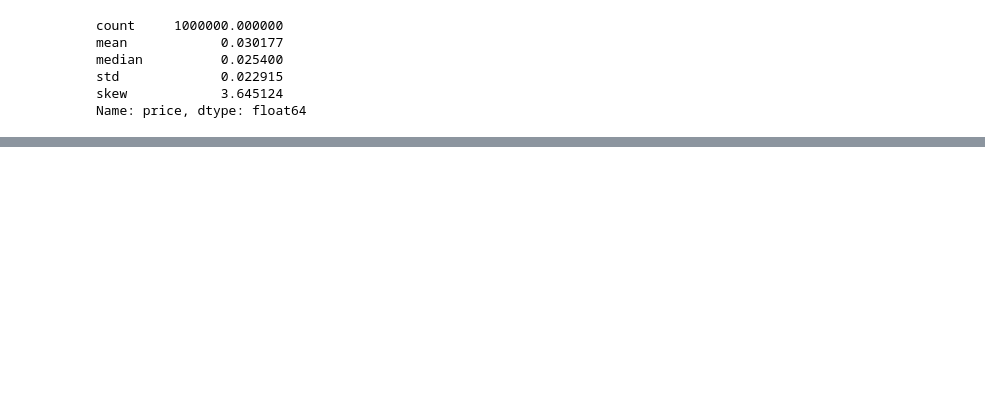
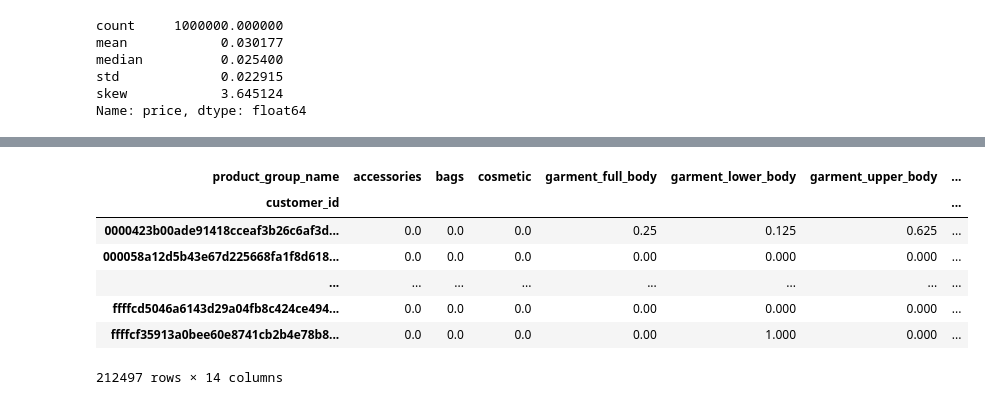
Before and after one commit to IgorSantFerreira/hm-fashion-recommender, a Jupyter notebook: etapa1.ipynb, the cells around one changed output, grey strips where cells are left out. Drawn from its saved outputs; the diff is of its cells as text; code cells hidden in the pictures; blank space fills up the shorter version.

```diff
--- a/etapa1.ipynb
+++ b/etapa1.ipynb
@@ -846,0 +438,15 @@ Nenhuma etapa aqui treina um modelo. `preferencias_clientes`, `matriz_preferenci
+# %%
+preferencias_clientes = df_preferencia.groupby(['customer_id', 'product_group_name']).agg(
+      qtd_itens=('product_group_name', 'size')
+    , dias_categoria=('t_dat', 'nunique')
+).reset_index()
+
+total_itens_cliente = preferencias_clientes['customer_id'].map(perfil_preferencia['total_itens'])
+dias_ativos_cliente = preferencias_clientes['customer_id'].map(perfil_preferencia['dias_ativos'])
+
+preferencias_clientes['participacao_cliente'] = preferencias_clientes['qtd_itens'] / total_itens_cliente
+preferencias_clientes['participacao_dias'] = preferencias_clientes['dias_categoria'] / dias_ativos_cliente
+preferencias_clientes['participacao_geral'] = preferencias_clientes['product_group_name'].map(popularidade_categorias)
+preferencias_clientes['afinidade_relativa'] = preferencias_clientes['participacao_cliente'] / preferencias_clientes['participacao_geral']
+
+display(preferencias_clientes.round(3))
@@ -846,0 +464,15 @@ Nenhuma etapa aqui treina um modelo. `preferencias_clientes`, `matriz_preferenci
+# %%
+preferencias_clientes['posicao'] = (
+    preferencias_clientes
+    .groupby('customer_id')['qtd_itens']
+    .rank(method='min', ascending=False)
+)
+
+categorias_lideres = preferencias_clientes.loc[preferencias_clientes['posicao'] == 1]
+lideres_unicas = categorias_lideres.drop_duplicates('customer_id', keep=False)
+
+perfil_preferencia['participacao_lider'] = categorias_lideres.groupby('customer_id')['participacao_cliente'].max()
+perfil_preferencia['qtd_lideres'] = categorias_lideres.groupby('customer_id').size()
+perfil_preferencia['categoria_lider'] = lideres_unicas.set_index('customer_id')['product_group_name']
+
+display(perfil_preferencia)
@@ -846,0 +488,17 @@ Nenhuma etapa aqui treina um modelo. `preferencias_clientes`, `matriz_preferenci
+# %%
+matriz_preferencia = preferencias_clientes.pivot(
+      index='customer_id'
+    , columns='product_group_name'
+    , values='participacao_cliente'
+).fillna(0)
+
+matriz_preferencia
+# %% [output]
+| product_group_name | accessories | bags | cosmetic | garment_full_body | garment_lower_body | garment_upper_body | ... |
+| customer_id |  |  |  |  |  |  | ... |
+| 0000423b00ade91418cceaf3b26c6af3d... | 0.0 | 0.0 | 0.0 | 0.25 | 0.125 | 0.625 | ... |
+| 000058a12d5b43e67d225668fa1f8d618... | 0.0 | 0.0 | 0.0 | 0.00 | 0.000 | 0.000 | ... |
+| ... | ... | ... | ... | ... | ... | ... | ... |
+| ffffcd5046a6143d29a04fb8c424ce494... | 0.0 | 0.0 | 0.0 | 0.00 | 0.000 | 0.000 | ... |
+| ffffcf35913a0bee60e8741cb2b4e78b8... | 0.0 | 0.0 | 0.0 | 0.00 | 1.000 | 0.000 | ... |
+212497 rows × 14 columns
```
Also changed, not shown: parts of 85 cells of this notebook, 2 other files.
